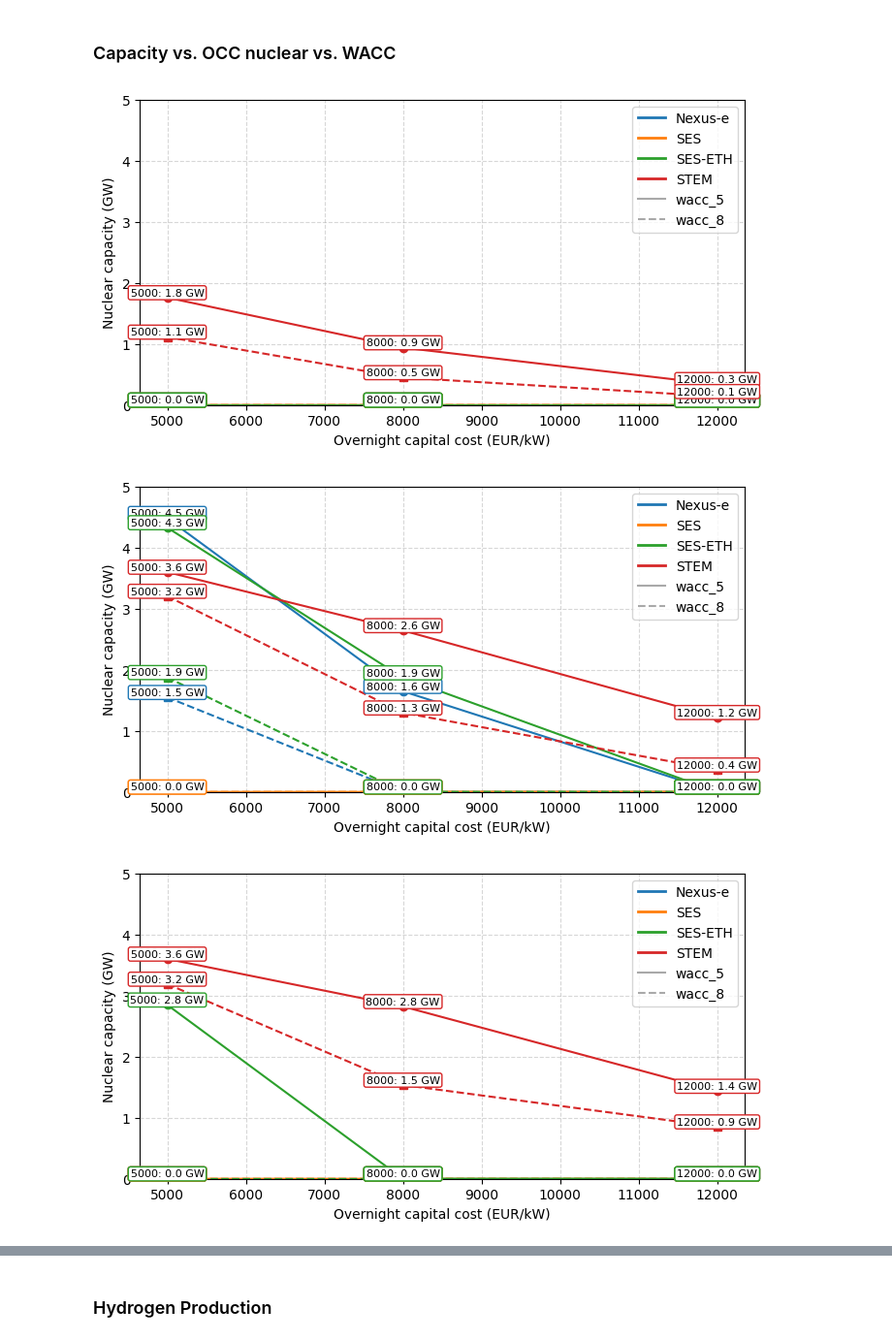
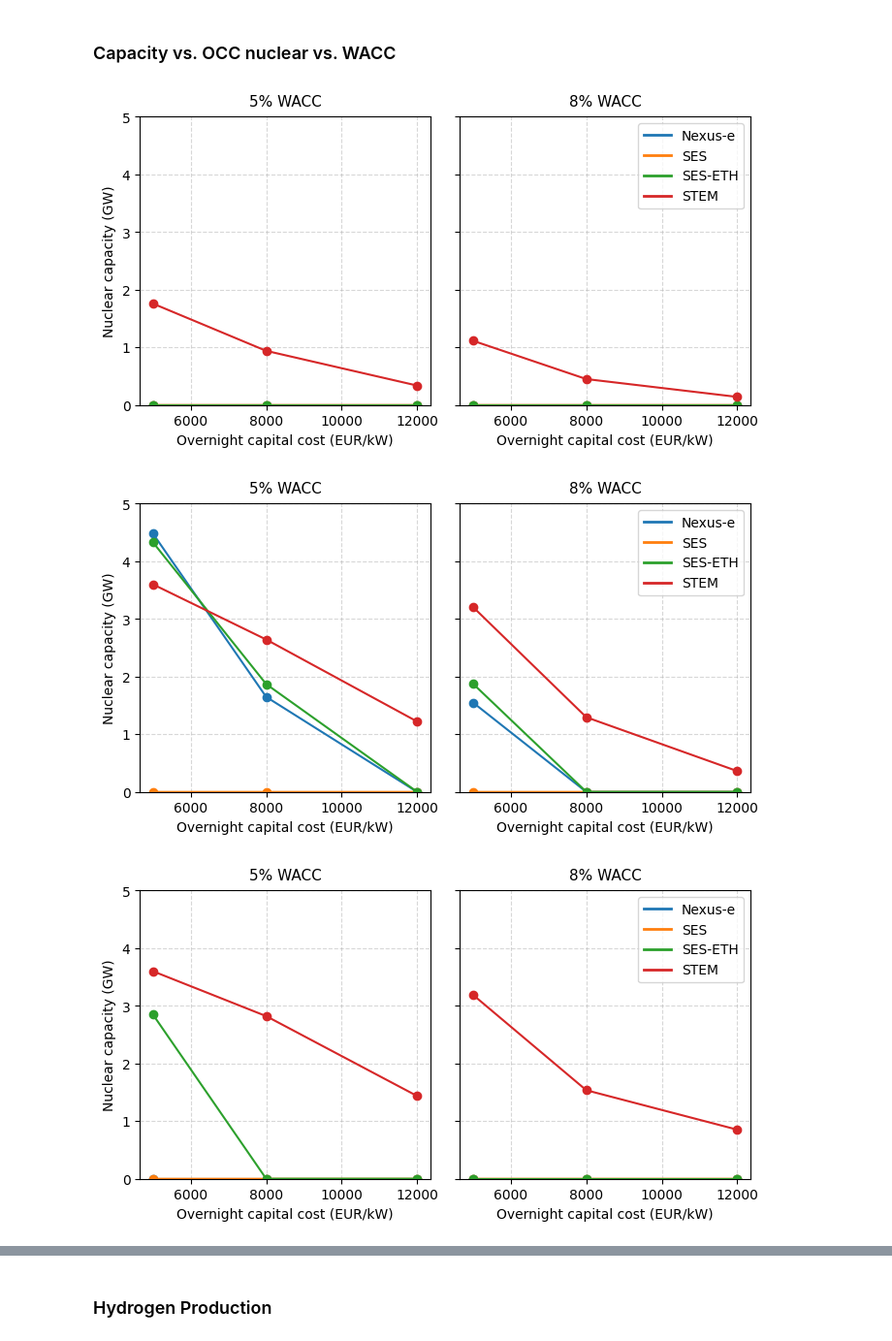
Before and after one commit to rebeccalordan-perret/plots-model-comparison, a Jupyter notebook: cross_comparison_colab.ipynb, the cells around one changed output, grey strips where cells are left out. Shown at 97% size. Cells and saved outputs as stored; diff of their text form; code cells hidden in the pictures.

```diff
--- a/cross_comparison_colab.ipynb
+++ b/cross_comparison_colab.ipynb
@@ -290,7 +452,7 @@ scenario_groups = {
     },
     "resnuc": {
         "map_sce_xaxis": {
-                # ('scenario-id','variant'): 'label'
+                # ('scenario-id','variant')
                 ('abroad-resnuc-high','wacc_5'):('wacc_5',12000),
                 ('abroad-resnuc-medium','wacc_5'):('wacc_5',8000),
                 ('abroad-resnuc-low','wacc_5'):('wacc_5',5000),
@@ -333,35 +495,38 @@ scenario_groups = {
     #          ('abroad-nores-low',    'wacc_5', 'stem'): 3.6,
         },
     },
 }
 
 
 listModels = cross_plots.modelsid #any model can be excluded, the list should include the model ids
 varName = 'installed_capacity'
 use_technology_fuel = 'nuclear'
 xlabel = 'Overnight capital cost (EUR/kW)'
 ylabel = 'Nuclear capacity (GW)'
 fileName = 'nucCap_occ'
 year = 2050
 
 for group_name, cfg in scenario_groups.items():
 
     cross_plots.plotLineByScenario(
         listModelsid = listModels,
         map_sce_xaxis = cfg["map_sce_xaxis"],
         varName = varName,
         use_technology_fuel = use_technology_fuel,
         year = year,
-        scale = 1,  # if values are MW → GW, etc.
+        scale = 1, # if values are MW → GW, etc.
         xlabel = xlabel,
         ylabel = ylabel,
         fileName = fileName+'_'+group_name,
         width = 18,
         height = 10,
         ylim = (0,5),
-        extra_values        = cfg["extra_values"],
+        extra_values   = cfg["extra_values"],
+        ncols=2,
+        subplot_titles=["5% WACC", "8% WACC"],
+        show_point_labels=False
     )
 # %% [output]
-[figure, old version]
+[figure, new version]
-[figure, old version]
+[figure, new version]
-[figure, old version]
+[figure, new version]
```
Also changed, not shown: parts of 11 cells of this notebook.
